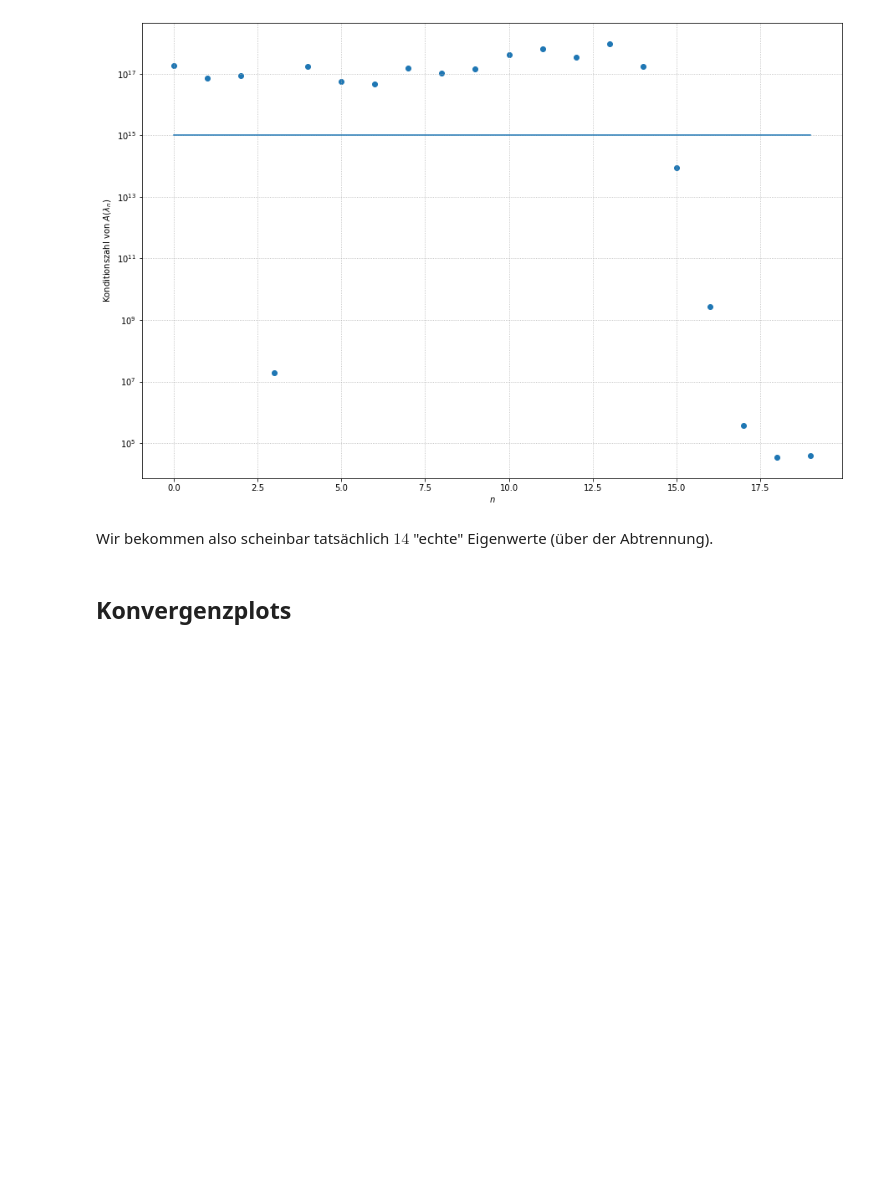
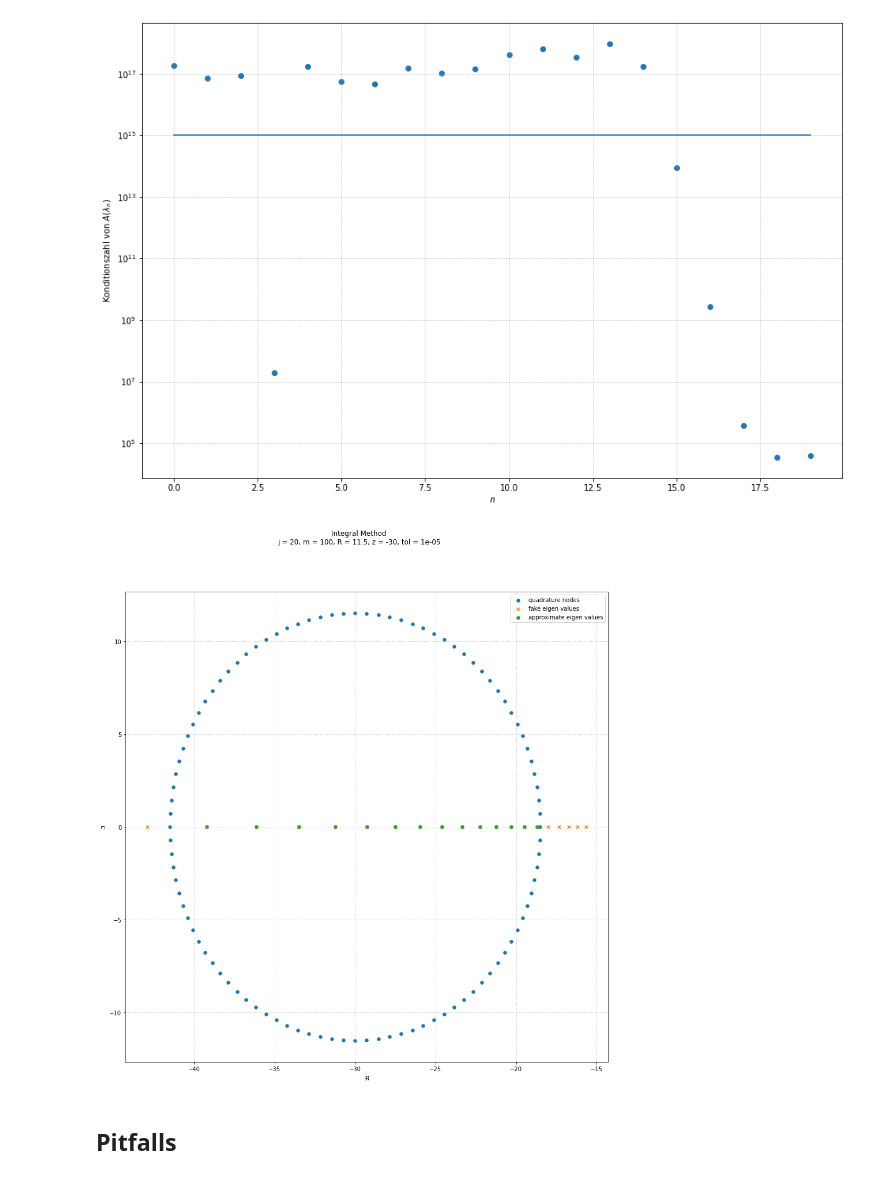
Before and after one commit to MrWhiteRichard/Fundament-Mathematik, a Jupyter notebook: WS_2020-21/SemNumLinAlg/Nichtlineare Eigenwertprobleme/Code/hadeler_problem.ipynb, the cells around one changed output. Drawn from its saved outputs; the diff is of its cells as text; code cells hidden in the pictures; blank space fills up the shorter version.

```diff
--- a/WS_2020-21/SemNumLinAlg/Nichtlineare Eigenwertprobleme/Code/hadeler_problem.ipynb
+++ b/WS_2020-21/SemNumLinAlg/Nichtlineare Eigenwertprobleme/Code/hadeler_problem.ipynb
@@ -113,7 +188,16 @@ ax.set_ylabel('Konditionszahl von $A(\lambda_n)$')
 plt.show()
 # %% [output]
 [figure]
-# %% [markdown]
-Wir bekommen also scheinbar tatsächlich $14$ "echte" Eigenwerte (über der Abtrennung).
+# %%
+title = 'Integral Method' + '\n' + f'j = {j}, m = {m}, R = {R}, z = {z}, tol = {tol}'
+legend = ('quadrature nodes', 'fake eigen values', 'approximate eigen values')
+
+plot_complex(
+    [quadrature_nodes, eigen_values_fake, eigen_values_ref],
+    title, legend,
+    size_dots = 30
+)
+# %% [output]
+[figure, added]
 # %% [markdown]
-## Konvergenzplots
+## Pitfalls
```
Also changed, not shown: parts of 28 cells of this notebook, 1 other file.
